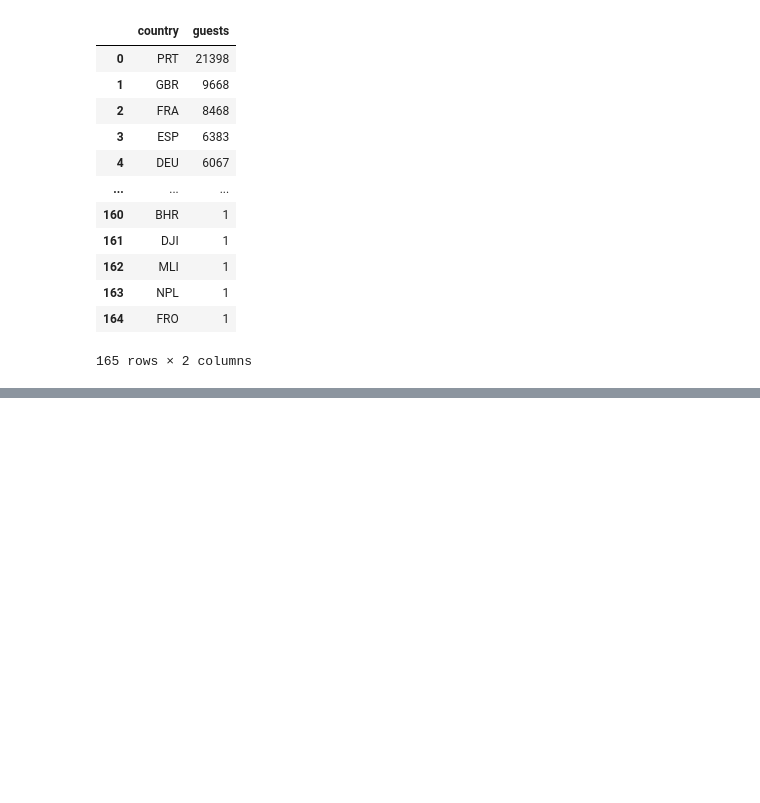
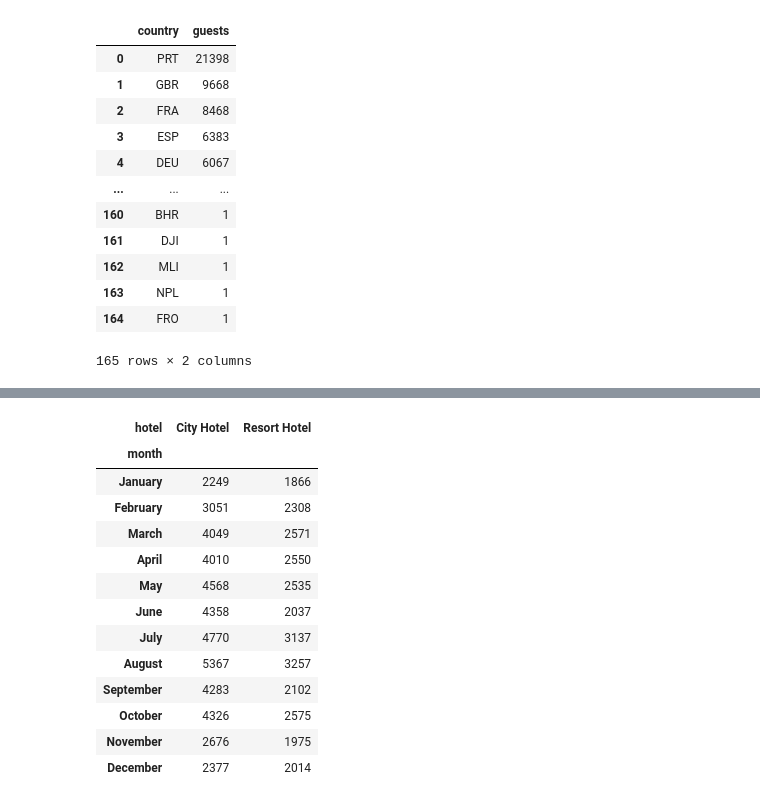
Before and after one commit to dayvison2b/hotel_booking_predict, a Jupyter notebook: main.ipynb, the cells around one changed output, grey strips where cells are left out. Cells and saved outputs as stored; diff of their text form; code cells hidden in the pictures; blank space fills up the shorter version.

```diff
--- a/main.ipynb
+++ b/main.ipynb
@@ -167,0 +184,20 @@ map_guest.show()
+# %%
+# Pivot the month_bookings to transform "City Hotel" and "Resort Hotel" in columns and get its values
+
+pivot_df = month_bookings.pivot(index='month', columns='hotel', values='count')
+pivot_df
+# %% [output]
+| hotel | City Hotel | Resort Hotel |
+| month |  |  |
+| January | 2249 | 1866 |
+| February | 3051 | 2308 |
+| March | 4049 | 2571 |
+| April | 4010 | 2550 |
+| May | 4568 | 2535 |
+| June | 4358 | 2037 |
+| July | 4770 | 3137 |
+| August | 5367 | 3257 |
+| September | 4283 | 2102 |
+| October | 4326 | 2575 |
+| November | 2676 | 1975 |
+| December | 2377 | 2014 |
```
Also changed, not shown: parts of 3 cells of this notebook.
